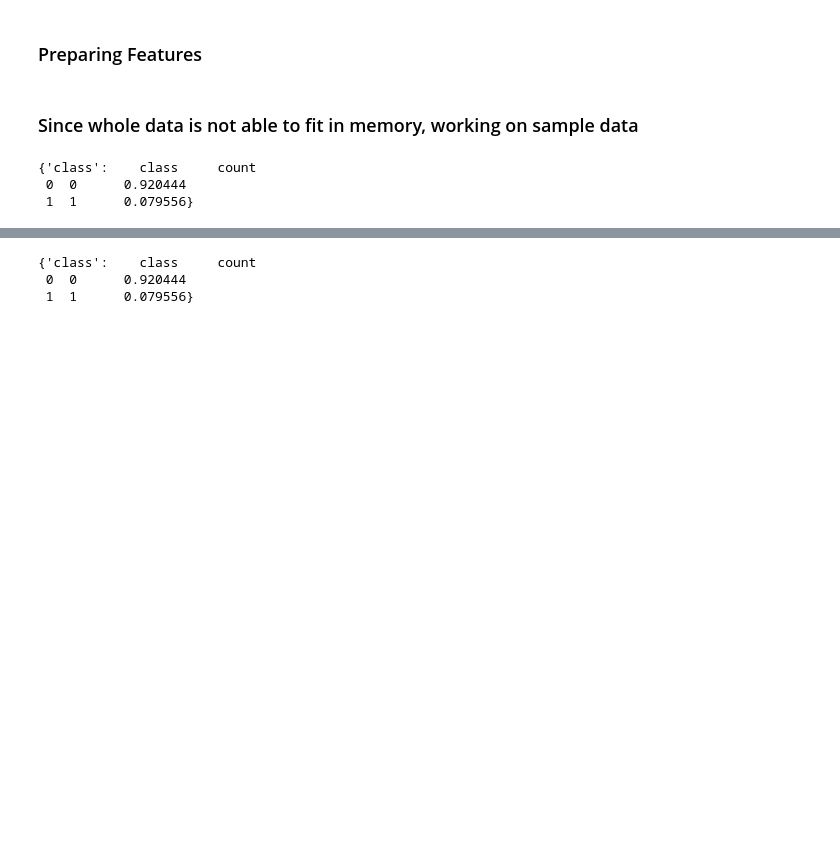
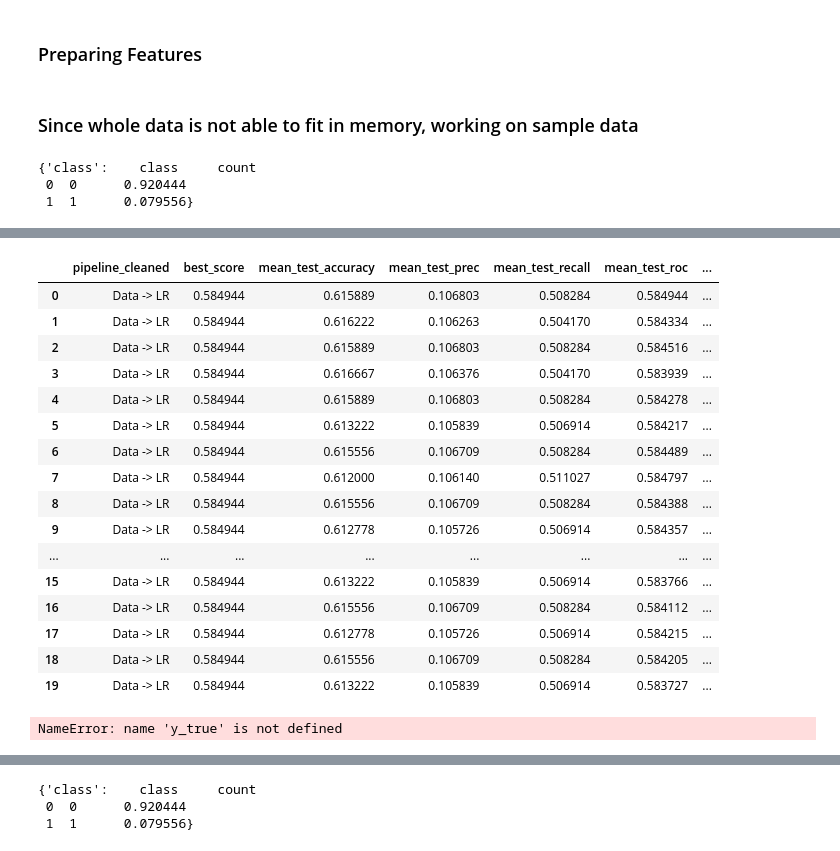
Before and after one commit to shanky221341/machine_learning, a Jupyter notebook: Notebooks/Credit Risk prediction.ipynb, the cells around one changed output, grey strips where cells are left out. Cells and saved outputs as stored; diff of their text form; code cells hidden in the pictures; blank space fills up the shorter version.

```diff
--- a/Notebooks/Credit Risk prediction.ipynb
+++ b/Notebooks/Credit Risk prediction.ipynb
@@ -296,0 +823,20 @@ dtype: object
+# %%
+res['LR'].results[cols_to_show]
+# %% [output]
+|  | pipeline_cleaned | best_score | mean_test_accuracy | mean_test_prec | mean_test_recall | mean_test_roc | ... |
+| 0 | Data -> LR | 0.584944 | 0.615889 | 0.106803 | 0.508284 | 0.584944 | ... |
+| 1 | Data -> LR | 0.584944 | 0.616222 | 0.106263 | 0.504170 | 0.584334 | ... |
+| 2 | Data -> LR | 0.584944 | 0.615889 | 0.106803 | 0.508284 | 0.584516 | ... |
+| 3 | Data -> LR | 0.584944 | 0.616667 | 0.106376 | 0.504170 | 0.583939 | ... |
+| 4 | Data -> LR | 0.584944 | 0.615889 | 0.106803 | 0.508284 | 0.584278 | ... |
+| 5 | Data -> LR | 0.584944 | 0.613222 | 0.105839 | 0.506914 | 0.584217 | ... |
+| 6 | Data -> LR | 0.584944 | 0.615556 | 0.106709 | 0.508284 | 0.584489 | ... |
+| 7 | Data -> LR | 0.584944 | 0.612000 | 0.106140 | 0.511027 | 0.584797 | ... |
+| 8 | Data -> LR | 0.584944 | 0.615556 | 0.106709 | 0.508284 | 0.584388 | ... |
+| 9 | Data -> LR | 0.584944 | 0.612778 | 0.105726 | 0.506914 | 0.584357 | ... |
+| ... | ... | ... | ... | ... | ... | ... | ... |
+| 15 | Data -> LR | 0.584944 | 0.613222 | 0.105839 | 0.506914 | 0.583766 | ... |
+| 16 | Data -> LR | 0.584944 | 0.615556 | 0.106709 | 0.508284 | 0.584112 | ... |
+| 17 | Data -> LR | 0.584944 | 0.612778 | 0.105726 | 0.506914 | 0.584215 | ... |
+| 18 | Data -> LR | 0.584944 | 0.615556 | 0.106709 | 0.508284 | 0.584205 | ... |
+| 19 | Data -> LR | 0.584944 | 0.613222 | 0.105839 | 0.506914 | 0.583727 | ... |
@@ -296,0 +845,7 @@ dtype: object
+# %%
+from sklearn.metrics import classification_report
+from sklearn.metrics import confusion_matrix
+confusion_matrix(y_true, y_pred)
+print(classification_report(y_true, y_pred))
+# %% [output]
+NameError: name 'y_true' is not defined
```
Also changed, not shown: parts of 99 cells of this notebook, 15 other files.
